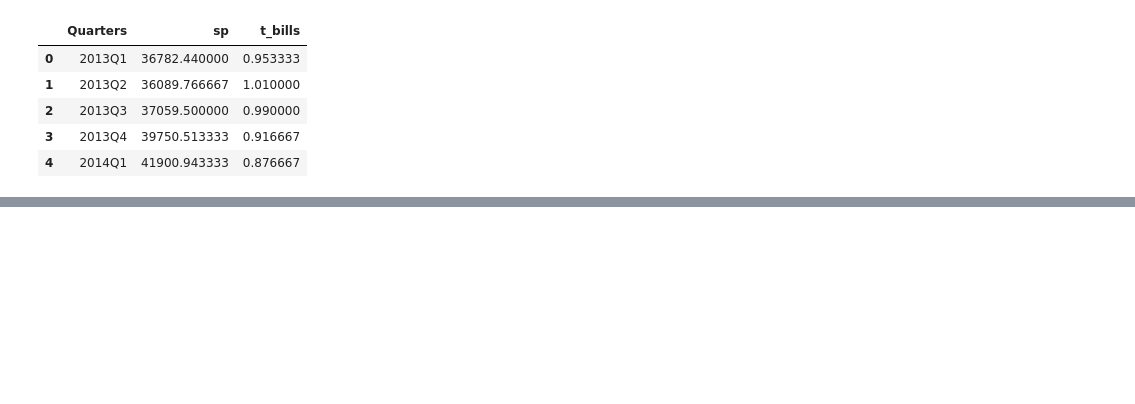
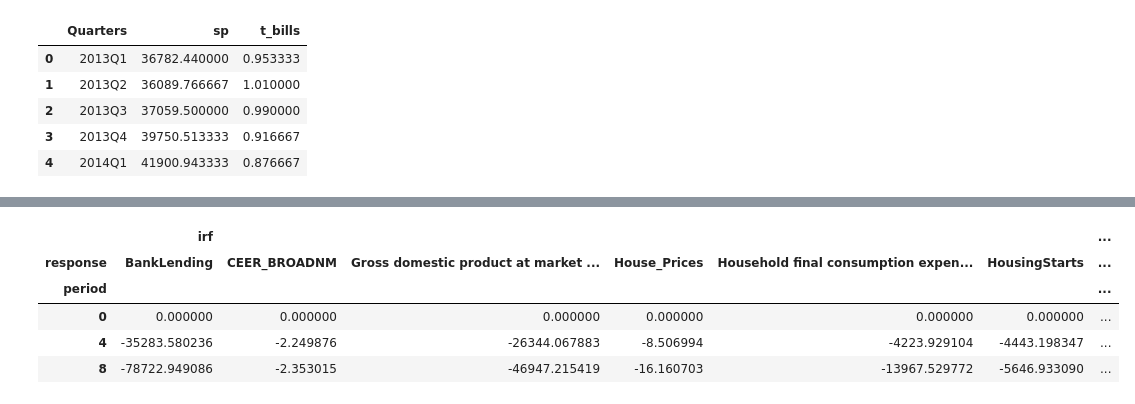
Before and after one commit to anahatkc/DataProject_526, a Jupyter notebook: data_chanya.ipynb, the cells around one changed output, grey strips where cells are left out. Saved outputs shown, nothing was run; the diff lists cells and outputs as text; code cells hidden in the pictures; blank space fills up the shorter version.

```diff
--- a/data_chanya.ipynb
+++ b/data_chanya.ipynb
@@ -228,0 +277,39 @@ TypeError: unsupported operand type(s) for -: 'str' and 'str'
+# %%
+import pandas as pd
+import numpy as np
+
+# Get the IRFs as a numpy array
+irfs_array = irf.irfs
+
+# Create a MultiIndex for the DataFrame
+index = pd.MultiIndex.from_product([range(irfs_array.shape[0]), var_names, var_names], names=['period', 'response', 'impulse'])
+
+# Convert this array into a DataFrame
+irfs_df = pd.DataFrame(irfs_array.flatten(), index=index, columns=['irf'])
+
+# Select the 1st, 4th, and 8th quarters for 'tbills' impulse
+selected_periods = irfs_df.loc[(slice(0,8,4), slice(None), 't_bills'), :]
+
+# Reset the 'impulse' level of the index
+selected_periods = selected_periods.reset_index(level='impulse', drop=True)
+
+# Unstack the 'response' level of the index
+reshaped_df = selected_periods.unstack(level='response')
+
+# Define the table styles
+table_styles = [
+    {'selector': 'th', 'props': [('color', 'blue')]}
+]
+
+# Apply the table styles to the DataFrame
+styled_df = reshaped_df.style.set_table_styles(table_styles)
+
+# Display the styled DataFrame
+styled_df
+# %% [output]
+|  | irf |  |  |  |  |  | ... |
+| response | BankLending | CEER_BROADNM | Gross domestic product at market ... | House_Prices | Household final consumption expen... | HousingStarts | ... |
+| period |  |  |  |  |  |  | ... |
+| 0 | 0.000000 | 0.000000 | 0.000000 | 0.000000 | 0.000000 | 0.000000 | ... |
+| 4 | -35283.580236 | -2.249876 | -26344.067883 | -8.506994 | -4223.929104 | -4443.198347 | ... |
+| 8 | -78722.949086 | -2.353015 | -46947.215419 | -16.160703 | -13967.529772 | -5646.933090 | ... |
```
Also changed, not shown: parts of 9 cells of this notebook.
